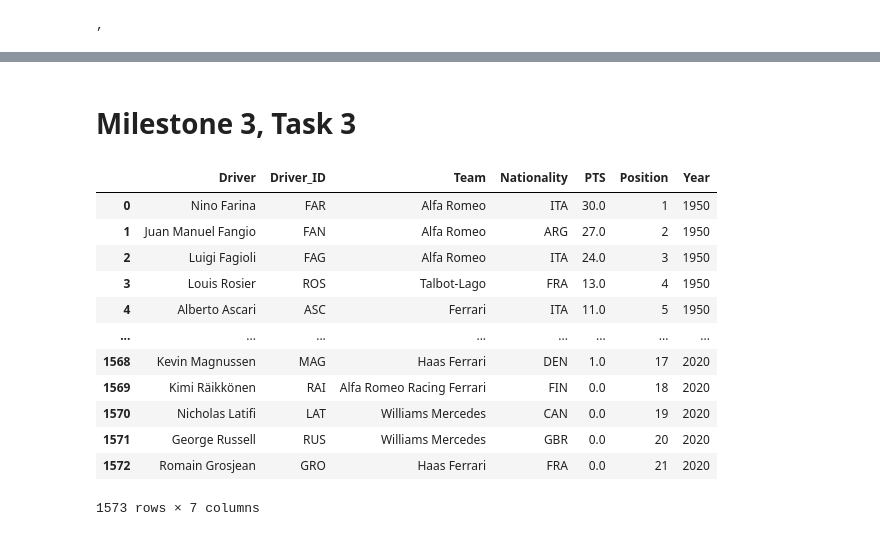
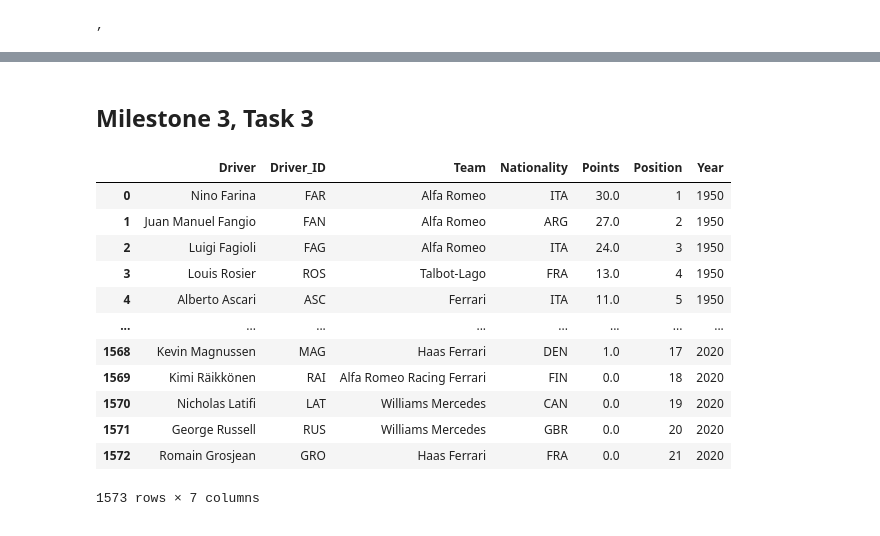
Before and after one commit to data301-2021-winter1/project-group12, a Jupyter notebook: notebooks/JordanK.ipynb, the cells around one changed output, grey strips where cells are left out. Cells and saved outputs as stored; diff of their text form; code cells hidden in the pictures.

```diff
--- a/notebooks/JordanK.ipynb
+++ b/notebooks/JordanK.ipynb
@@ -164,36 +157,36 @@ f1data
 # %% [markdown]
-# Milestone 3, Task 3
+## Milestone 3, Task 3
 # %%
 def load_and_process(csv_file):
 
     # Method Chain 1 (Load data and deal with missing data)
 
     df1 = (
         pd.read_csv(csv_file)
-        .rename(columns={"Car": "Team", "Pos": "Position"})
+        .rename(columns={"Car": "Team", "Pos": "Position", "PTS": "Points"})
         .fillna("Independant")
         .replace(["Kimi RÃ¤ikkÃ¶nen RAI"],"Kimi Räikkönen RAI")
 
         )
 
     # Method Chain 2 (Create new columns, drop others, and do processing)
 
     df2 = (
         df1
         .assign(Driver_ID = df1["Driver"].str[-3:],Driver2 = df1["Driver"].str[:-3])
         .drop(columns=["Driver"])
         .rename(columns={"Driver2": "Driver"})
-        [["Driver", "Driver_ID", "Team", "Nationality", "PTS", "Position", "Year"]]
+        [["Driver", "Driver_ID", "Team", "Nationality", "Points", "Position", "Year"]]
       )
 
-    # Make sure to return the latest dataframe
+    # Return the latest dataframe
 
     return df2
 
 
-load_and_process("../f1data.csv")
+load_and_process("../data/raw/f1data.csv")
 # %% [output]
-|  | Driver | Driver_ID | Team | Nationality | PTS | Position | Year |
+|  | Driver | Driver_ID | Team | Nationality | Points | Position | Year |
 | 0 | Nino Farina | FAR | Alfa Romeo | ITA | 30.0 | 1 | 1950 |
 | 1 | Juan Manuel Fangio | FAN | Alfa Romeo | ARG | 27.0 | 2 | 1950 |
 | 2 | Luigi Fagioli | FAG | Alfa Romeo | ITA | 24.0 | 3 | 1950 |
```
Also changed, not shown: parts of 40 cells of this notebook.
